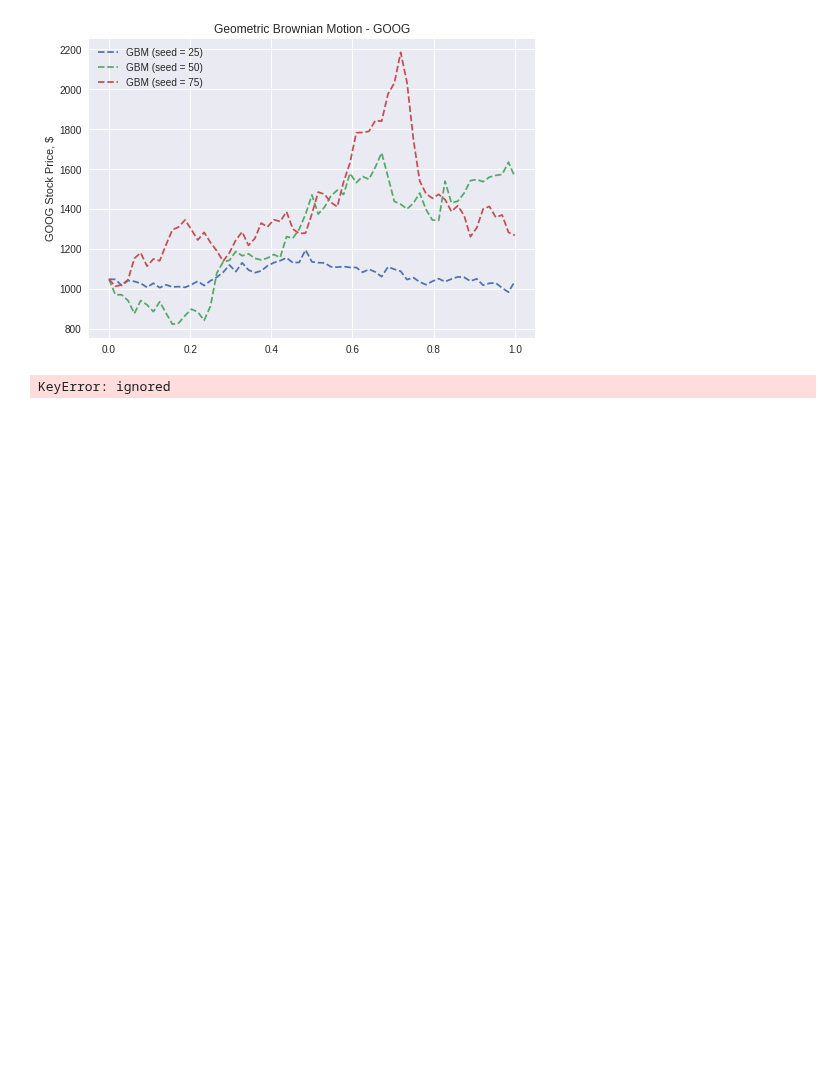
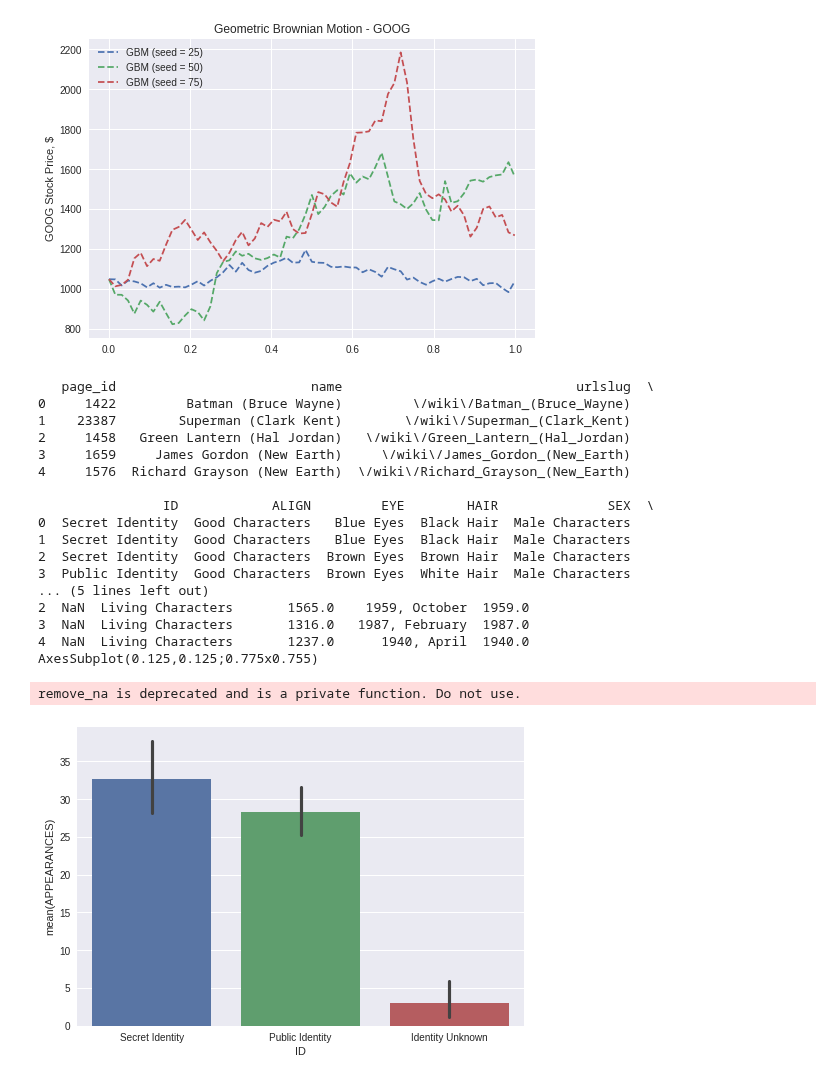
Before and after one commit to bloominstituteoftechnology/DS-Unit-1-Sprint-1-Dealing-With-Data, a Jupyter notebook: module3-basicdatavisualizations/LS_DS_113_Basic_Data_Visualizations.ipynb, the cells around one changed output. Cells and saved outputs as stored; diff of their text form; code cells hidden in the pictures; blank space fills up the shorter version.

```diff
--- a/module3-basicdatavisualizations/LS_DS_113_Basic_Data_Visualizations.ipynb
+++ b/module3-basicdatavisualizations/LS_DS_113_Basic_Data_Visualizations.ipynb
@@ -264,6 +264,48 @@ Requirement already satisfied: pytz>=2011k in /usr/local/lib/python3.6/dist-pack
 None
 <matplotlib.legend.Legend at 0x...>
 [figure]
+# %%
+import pandas as pd
+import seaborn as sns
+import matplotlib.pyplot as plt
+import numpy as np
+import bokeh as bok
+
+from plotly import __version__
+from plotly.offline import download_plotlyjs, init_notebook_mode, plot, iplot
+import cufflinks as cf
+
+
+
+
+
+comics_url = "https://drive.google.com/open?id=1z-U3fIwKBCo_JuQY-QDXxXoZzE21cCnV"
+
+comics = pd.read_csv('dc-wikia-data.csv')
+
+print(comics.head(5))
+
+print(sns.barplot(x='ID', y='APPEARANCES', data=comics))
+# %% [output]
+   page_id                         name                              urlslug  \
+0     1422         Batman (Bruce Wayne)         \/wiki\/Batman_(Bruce_Wayne)
+1    23387        Superman (Clark Kent)        \/wiki\/Superman_(Clark_Kent)
+2     1458   Green Lantern (Hal Jordan)   \/wiki\/Green_Lantern_(Hal_Jordan)
+3     1659     James Gordon (New Earth)     \/wiki\/James_Gordon_(New_Earth)
+4     1576  Richard Grayson (New Earth)  \/wiki\/Richard_Grayson_(New_Earth)
+
+                ID            ALIGN         EYE        HAIR              SEX  \
+0  Secret Identity  Good Characters   Blue Eyes  Black Hair  Male Characters
+1  Secret Identity  Good Characters   Blue Eyes  Black Hair  Male Characters
+2  Secret Identity  Good Characters  Brown Eyes  Brown Hair  Male Characters
+3  Public Identity  Good Characters  Brown Eyes  White Hair  Male Characters
+... (5 lines left out)
+2  NaN  Living Characters       1565.0    1959, October  1959.0
+3  NaN  Living Characters       1316.0   1987, February  1987.0
+4  NaN  Living Characters       1237.0      1940, April  1940.0
+AxesSubplot(0.125,0.125;0.775x0.755)
+remove_na is deprecated and is a private function. Do not use.
+[figure, added]
 # %%
 import pandas as pd
 import seaborn as sns
@@ -277,12 +319,6 @@ import cufflinks as cf
 
 
 
-
-
 comics_url = "https://drive.google.com/open?id=1z-U3fIwKBCo_JuQY-QDXxXoZzE21cCnV"
 
 comics = pd.read_csv('dc-wikia-data.csv')
-
-comics.head(5)
-# %% [output]
-KeyError: ignored
```
